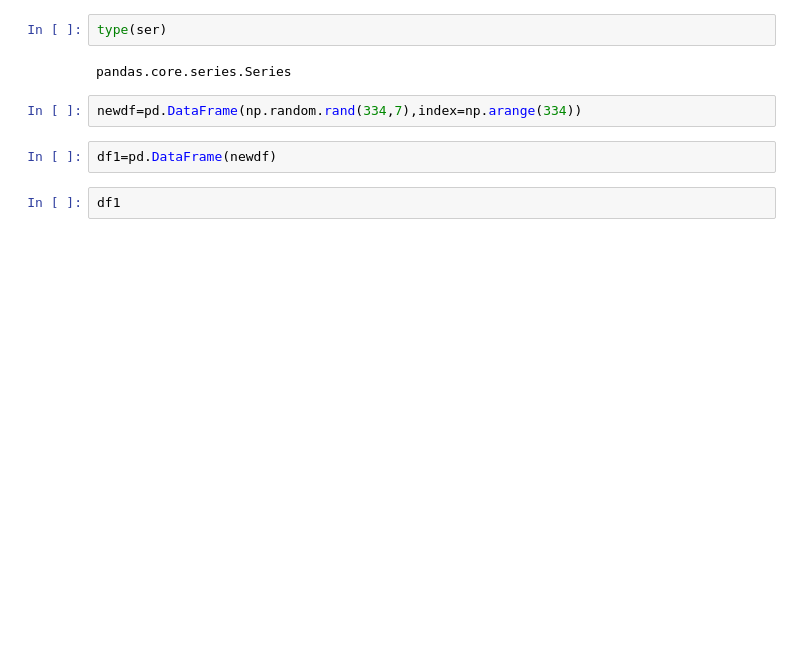
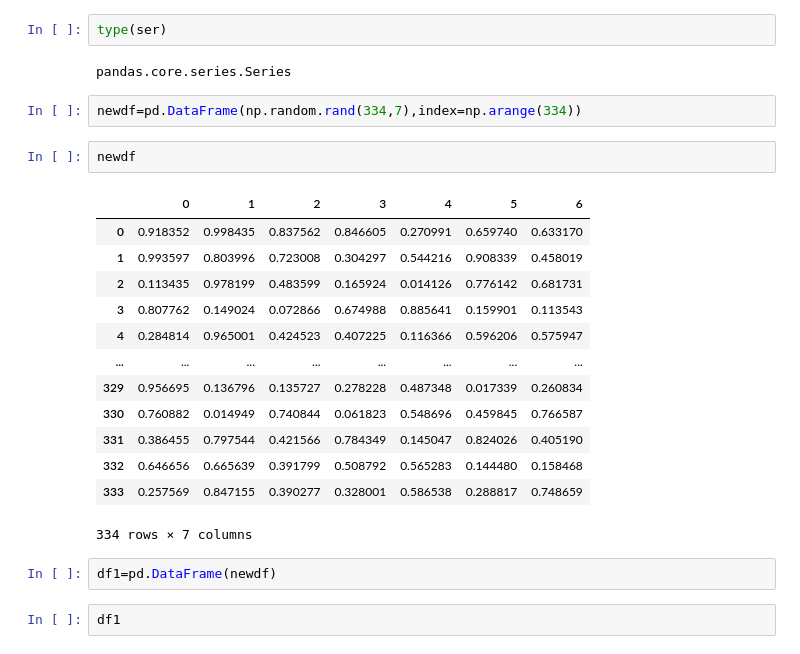
Before and after one commit to abhaymaurya57/pandas, a Jupyter notebook: Untitled.ipynb, the cells around one changed output. Saved outputs shown, nothing was run; the diff lists cells and outputs as text; blank space fills up the shorter version.

```diff
--- a/Untitled.ipynb
+++ b/Untitled.ipynb
@@ -104,6 +104,22 @@ type(ser)
 pandas.core.series.Series
 # %%
 newdf=pd.DataFrame(np.random.rand(334,7),index=np.arange(334))
+# %%
+newdf
+# %% [output]
+|  | 0 | 1 | 2 | 3 | 4 | 5 | 6 |
+| 0 | 0.918352 | 0.998435 | 0.837562 | 0.846605 | 0.270991 | 0.659740 | 0.633170 |
+| 1 | 0.993597 | 0.803996 | 0.723008 | 0.304297 | 0.544216 | 0.908339 | 0.458019 |
+| 2 | 0.113435 | 0.978199 | 0.483599 | 0.165924 | 0.014126 | 0.776142 | 0.681731 |
+| 3 | 0.807762 | 0.149024 | 0.072866 | 0.674988 | 0.885641 | 0.159901 | 0.113543 |
+| 4 | 0.284814 | 0.965001 | 0.424523 | 0.407225 | 0.116366 | 0.596206 | 0.575947 |
+| ... | ... | ... | ... | ... | ... | ... | ... |
+| 329 | 0.956695 | 0.136796 | 0.135727 | 0.278228 | 0.487348 | 0.017339 | 0.260834 |
+| 330 | 0.760882 | 0.014949 | 0.740844 | 0.061823 | 0.548696 | 0.459845 | 0.766587 |
+| 331 | 0.386455 | 0.797544 | 0.421566 | 0.784349 | 0.145047 | 0.824026 | 0.405190 |
+| 332 | 0.646656 | 0.665639 | 0.391799 | 0.508792 | 0.565283 | 0.144480 | 0.158468 |
+| 333 | 0.257569 | 0.847155 | 0.390277 | 0.328001 | 0.586538 | 0.288817 | 0.748659 |
+334 rows × 7 columns
 # %%
 df1=pd.DataFrame(newdf)
 # %%
```
Also changed, not shown: parts of 64 cells of this notebook, 7 other files.
